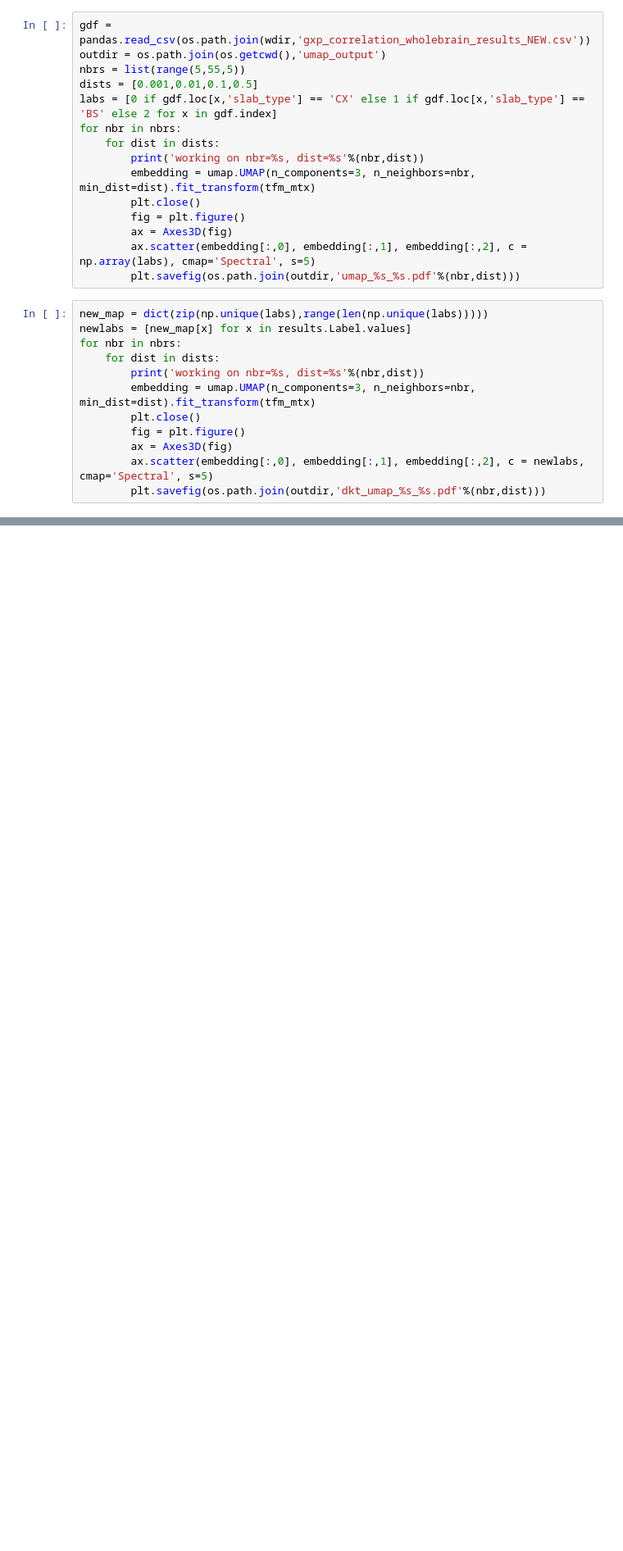
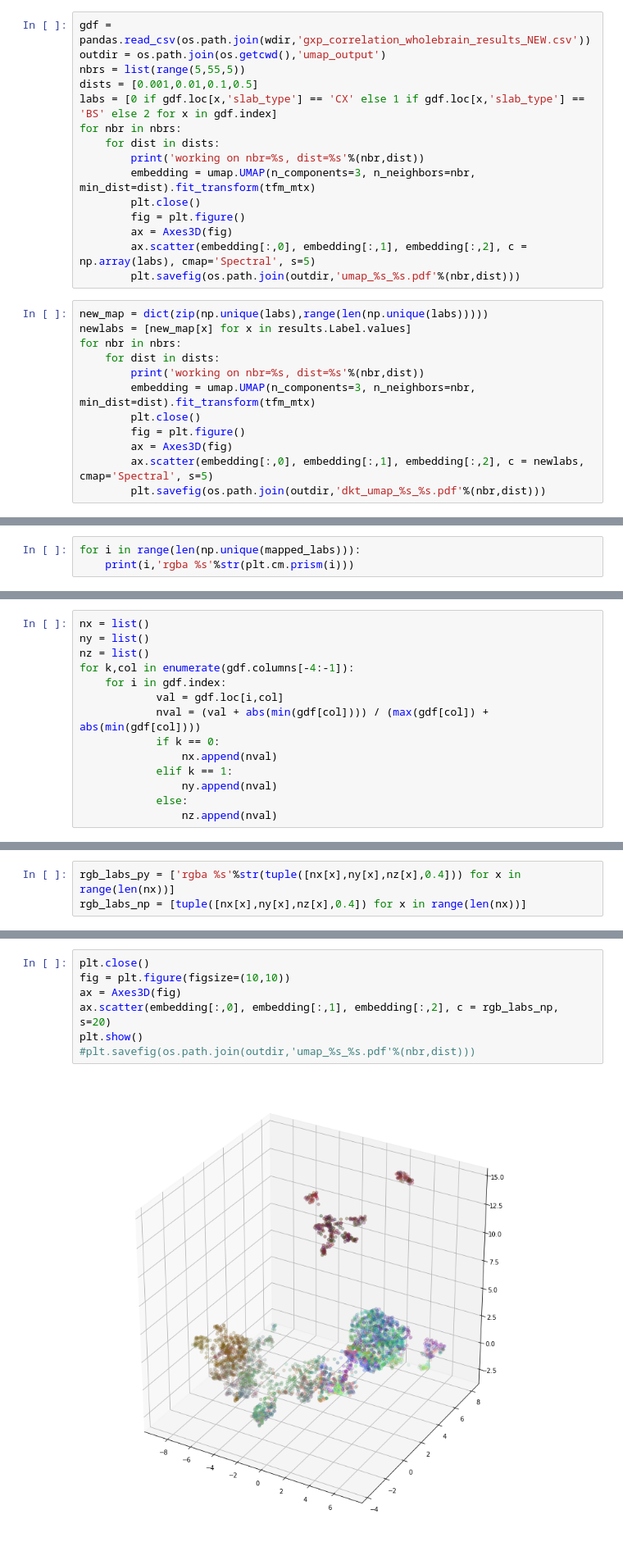
Before and after one commit to illdopejake/hack_projects, a Jupyter notebook: UMAP_AHBA_code.ipynb, the cells around one changed output, grey strips where cells are left out. Shown at 82% size. Cells and saved outputs as stored; diff of their text form; blank space fills up the shorter version.

```diff
--- a/UMAP_AHBA_code.ipynb
+++ b/UMAP_AHBA_code.ipynb
@@ -51,0 +226,3 @@ for nbr in nbrs:
+# %%
+for i in range(len(np.unique(mapped_labs))):
+    print(i,'rgba %s'%str(plt.cm.prism(i)))
@@ -51,0 +251,14 @@ for nbr in nbrs:
+# %%
+nx = list()
+ny = list()
+nz = list()
+for k,col in enumerate(gdf.columns[-4:-1]):
+    for i in gdf.index:
+            val = gdf.loc[i,col]
+            nval = (val + abs(min(gdf[col]))) / (max(gdf[col]) + abs(min(gdf[col])))
+            if k == 0:
+                nx.append(nval)
+            elif k == 1:
+                ny.append(nval)
+            else:
+                nz.append(nval)
@@ -51,0 +272,3 @@ for nbr in nbrs:
+# %%
+rgb_labs_py = ['rgba %s'%str(tuple([nx[x],ny[x],nz[x],0.4])) for x in range(len(nx))]
+rgb_labs_np = [tuple([nx[x],ny[x],nz[x],0.4]) for x in range(len(nx))]
@@ -51,0 +327,9 @@ for nbr in nbrs:
+# %%
+plt.close()
+fig = plt.figure(figsize=(10,10))
+ax = Axes3D(fig)
+ax.scatter(embedding[:,0], embedding[:,1], embedding[:,2], c = rgb_labs_np, s=20)
+plt.show()
+#plt.savefig(os.path.join(outdir,'umap_%s_%s.pdf'%(nbr,dist)))
+# %% [output]
+[figure, added]
```
Also changed, not shown: parts of 33 cells of this notebook, 1 other file.
